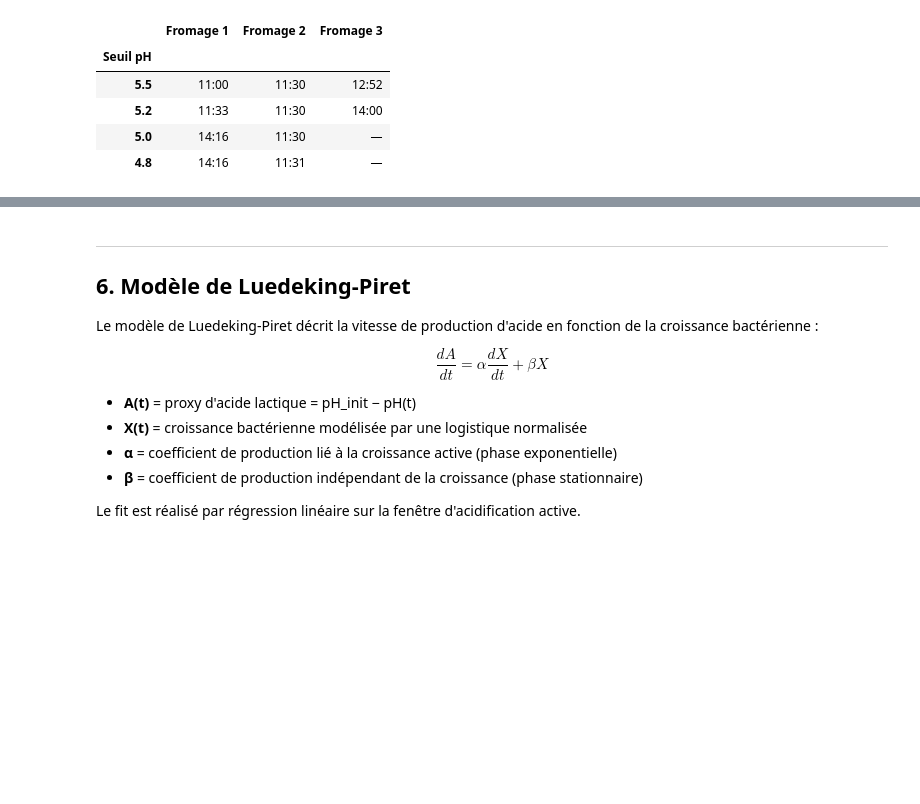
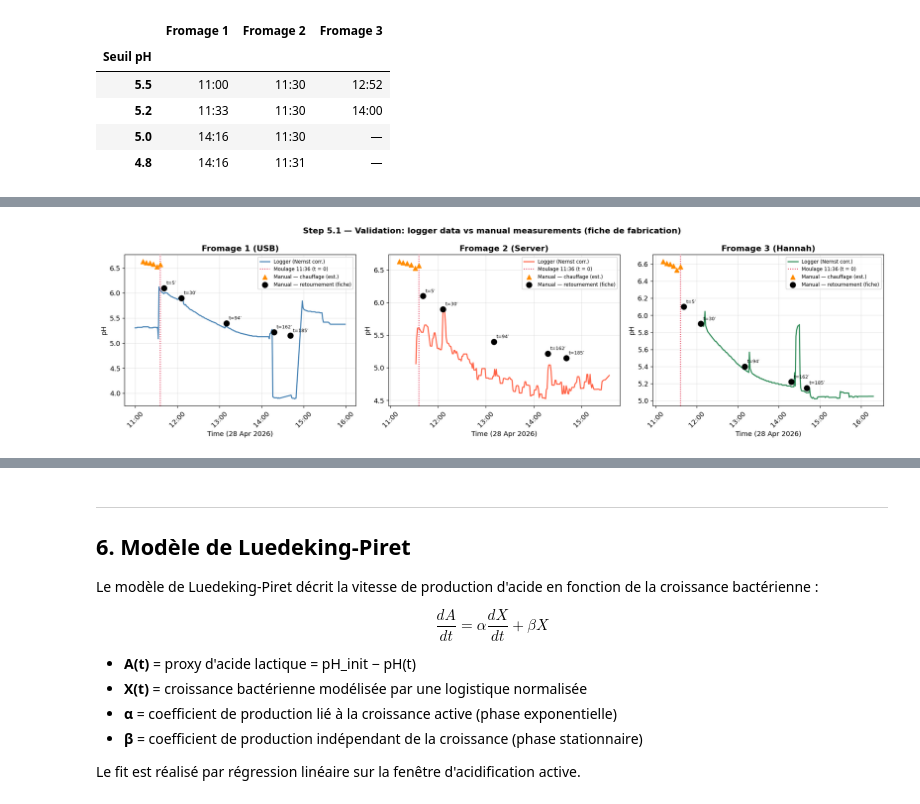
Before and after one commit to samuelemoungang/cheese-acidification-analysis, a Jupyter notebook: acidification_analysis.ipynb, the cells around one changed output, grey strips where cells are left out. Drawn from its saved outputs; the diff is of its cells as text; code cells hidden in the pictures; blank space fills up the shorter version.

```diff
--- a/acidification_analysis.ipynb
+++ b/acidification_analysis.ipynb
@@ -589,0 +686,71 @@ pd.DataFrame(rows).set_index('Seuil pH')
+# %%
+# ── Overlay manual points on Nernst-corrected curves ─────────────────────────
+fig, axes = plt.subplots(1, 3, figsize=(18, 5))
+
+pH2_corr_vis = pH2_corr.rolling(window=5, center=True).median()
+
+specs = [
+    (pH1_corr,     'Fromage 1 (USB)',    'steelblue'),
+    (pH2_corr_vis, 'Fromage 2 (Server)', 'tomato'),
+    (pH3_corr,     'Fromage 3 (Hannah)', 'seagreen'),
+]
+
+for ax, (ph, label, color) in zip(axes, specs):
+    # Continuous logger curve
+    ax.plot(ph.index, ph.values, color=color, linewidth=1.8,
+            label='Logger (Nernst corr.)', zorder=2)
+
+    # True t=0 (moulage)
+    ax.axvline(T0_MOULAGE, color='crimson', linewidth=1.4, linestyle=':',
+               label='Moulage 11:36 (t = 0)', zorder=3)
+
+    # Chauffage manual points
+    ax.scatter(manual_chauffage.index, manual_chauffage['pH'],
+               color='darkorange', s=55, marker='^', zorder=5,
+               label='Manual — chauffage (est.)')
+
+    # Retournement manual points
+    ax.scatter(manual_retournement.index, manual_retournement['pH'],
+               color='black', s=80, marker='o', zorder=6,
+               label='Manual — retournement (fiche)')
+
+    # Annotate retournement points with t_min
+    for dt, row in manual_retournement.iterrows():
+        ax.annotate(f"t={int(row['t_min'])}′",
+                    xy=(dt, row['pH']),
+                    xytext=(4, 6), textcoords='offset points',
+                    fontsize=7.5, color='black')
+
+    ax.xaxis.set_major_formatter(mdates.DateFormatter('%H:%M'))
+    ax.xaxis.set_major_locator(mdates.HourLocator(interval=1))
+    plt.setp(ax.xaxis.get_majorticklabels(), rotation=45)
+    ax.set_title(label, fontweight='bold')
+    ax.set_ylabel('pH')
+    ax.set_xlabel('Time (28 Apr 2026)')
+    ax.legend(fontsize=8, loc='upper right')
+
+plt.suptitle('Step 5.1 — Validation: logger data vs manual measurements (fiche de fabrication)',
+             fontweight='bold')
+plt.tight_layout()
+plt.savefig(f'{FIGURES_DIR}/05b_validation_manual.png', bbox_inches='tight')
+plt.show()
+
+# ── Residuals table — logger vs manual for sensors with overlapping data ──────
+print('Residuals (logger pH − manual pH) at retournement time points:\n')
+rows_resid = []
+for dt, row in manual_retournement.iterrows():
+    r = {'Time': dt.strftime('%H:%M'), 't_min': int(row['t_min']),
+         'pH_manual': row['pH']}
+    for ph_series, sname in [(pH1_corr, 'Δ USB'), (pH3_corr, 'Δ Hannah')]:
+        if ph_series.index[0] <= dt <= ph_series.index[-1]:
+            idx = ph_series.index.get_indexer([dt], method='nearest')[0]
+            r[sname] = round(ph_series.iloc[idx] - row['pH'], 3)
+        else:
+            r[sname] = '—'
+    rows_resid.append(r)
+
+df_resid = pd.DataFrame(rows_resid).set_index('Time')
+print(df_resid.to_string())
+print('\nNote: Hannah probe starts at 12:08 → no data for t=5 and t=30 min points.')
+# %% [output]
+[figure, added]
```
Also changed, not shown: parts of 11 cells of this notebook, 9 other files.
